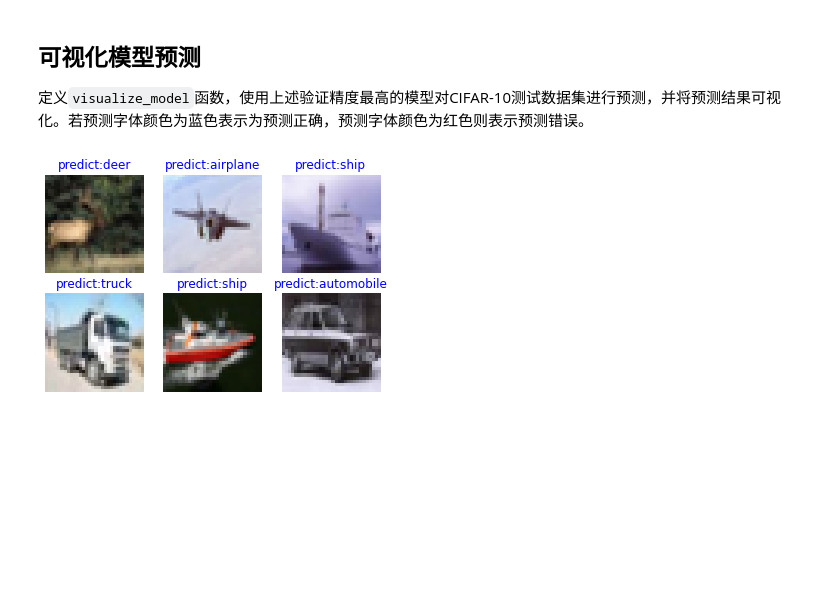
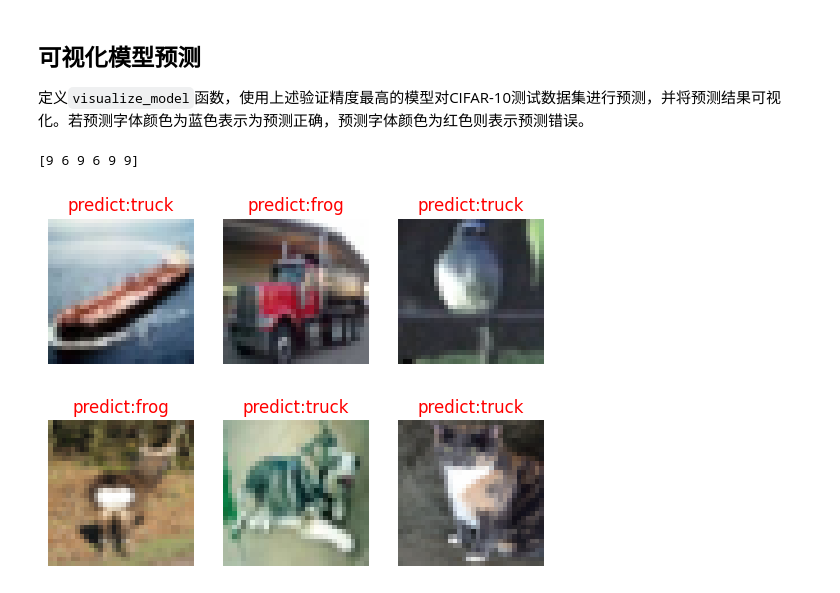
Before and after one commit to xing-yiren/mindspore-tutorial-resnet50, a Jupyter notebook: resnet50.ipynb, the cells around one changed output. Drawn from its saved outputs; the diff is of its cells as text; code cells hidden in the pictures; blank space fills up the shorter version.

```diff
--- a/resnet50.ipynb
+++ b/resnet50.ipynb
@@ -112,7 +130,8 @@ import numpy as np
 data_iter = next(dataset_train.create_dict_iterator())
 
 images = data_iter["image"].asnumpy()
-labels = data_iter["label"].asnumpy()
+labels = data_iter["label"].asnumpy().argmax(axis=1)
+# labels = data_iter["label"].asnumpy()
 print(f"Image shape: {images.shape}, Label: {labels}")
 
 classes = []
@@ -348,8 +362,8 @@ class ResNet(nn.Cell):
         self.layer3 = make_layer(128 * block.expansion, block, 256, layer_nums[2], stride=2)
         self.layer4 = make_layer(256 * block.expansion, block, 512, layer_nums[3], stride=2)
         # 平均池化层
-        self.avg_pool = nn.AvgPool2d(kernel_size=7)
-        # flattern
+        self.avg_pool = nn.AvgPool2d()
+        # flattern层
         self.flatten = nn.Flatten()
         # 全连接层
         self.fc = nn.Dense(in_channels=input_channel, out_channels=num_classes)
@@ -524,6 +434,0 @@ ValueError: Arg 1 shape[0] should equal to x_shape[1]=256, but got 64
-# %%
-data_loader = dataset_train.create_dict_iterator(output_numpy=True, num_epochs=40)
-for i, data in enumerate(data_loader):
-    print(data['label'])
-    if i == 5:
-        break
@@ -565,40 +541,51 @@ End of validation the best Accuracy is:  0.754, save the best ckpt file in ./bes
 # %%
 import matplotlib.pyplot as plt
 
 
-def visualize_model(best_ckpt_path, val_ds):
+def visualize_model(best_ckpt_path, dataset_val):
     num_class = 10  # 对狼和狗图像进行二分类
     net = resnet50(num_class)
     # 加载模型参数
     param_dict = ms.load_checkpoint(best_ckpt_path)
     ms.load_param_into_net(net, param_dict)
     model = ms.Model(net)
     # 加载验证集的数据进行验证
-    data = next(val_ds.create_dict_iterator())
+    data = next(dataset_val.create_dict_iterator())
     images = data["image"].asnumpy()
-    labels = data["label"].asnumpy()
+    labels = data["label"].asnumpy().argmax(axis=1)
     # 预测图像类别
     output = model.predict(ms.Tensor(data['image']))
     pred = np.argmax(output.asnumpy(), axis=1)
+    print(pred)
+
+    # 图像分类
+    classes = []
+
+    with open(data_dir+"/batches.meta.txt", "r") as f:
+        for line in f:
+            line = line.rstrip()
+            if line != '':
+                classes.append(line)
 
     # 显示图像及图像的预测值
     plt.figure()
-    for i in range(1, 7):
-        plt.subplot(2, 3, i)
+    for i in range(6):
+        plt.subplot(2, 3, i+1)
         # 若预测正确，显示为蓝色；若预测错误，显示为红色
-        color = 'blue' if pred[i - 1] == labels[i - 1] else 'red'
-        plt.title('predict:{}'.format(dataset_val.index2label[pred[i - 1]]), color=color)
-        picture_show = np.transpose(images[i - 1], (1, 2, 0))
+        color = 'blue' if pred[i] == labels[i] else 'red'
+        plt.title('predict:{}'.format(classes[pred[i]]), color=color)
+        picture_show = np.transpose(images[i], (1, 2, 0))
         mean = np.array([0.4914, 0.4822, 0.4465])
         std = np.array([0.2023, 0.1994, 0.2010])
         picture_show = std * picture_show + mean
         picture_show = np.clip(picture_show, 0, 1)
         plt.imshow(picture_show)
         plt.axis('off')
 
     plt.show()
 
 # 使用测试数据集进行验证
-visualize_model('best.ckpt', ds_val)
+visualize_model(best_ckpt_path=best_ckpt_path, dataset_val=dataset_val)
 # %% [output]
+[9 6 9 6 9 9]
-[figure, old version]
+[figure, new version]
```
Also changed, not shown: parts of 10 cells of this notebook.
